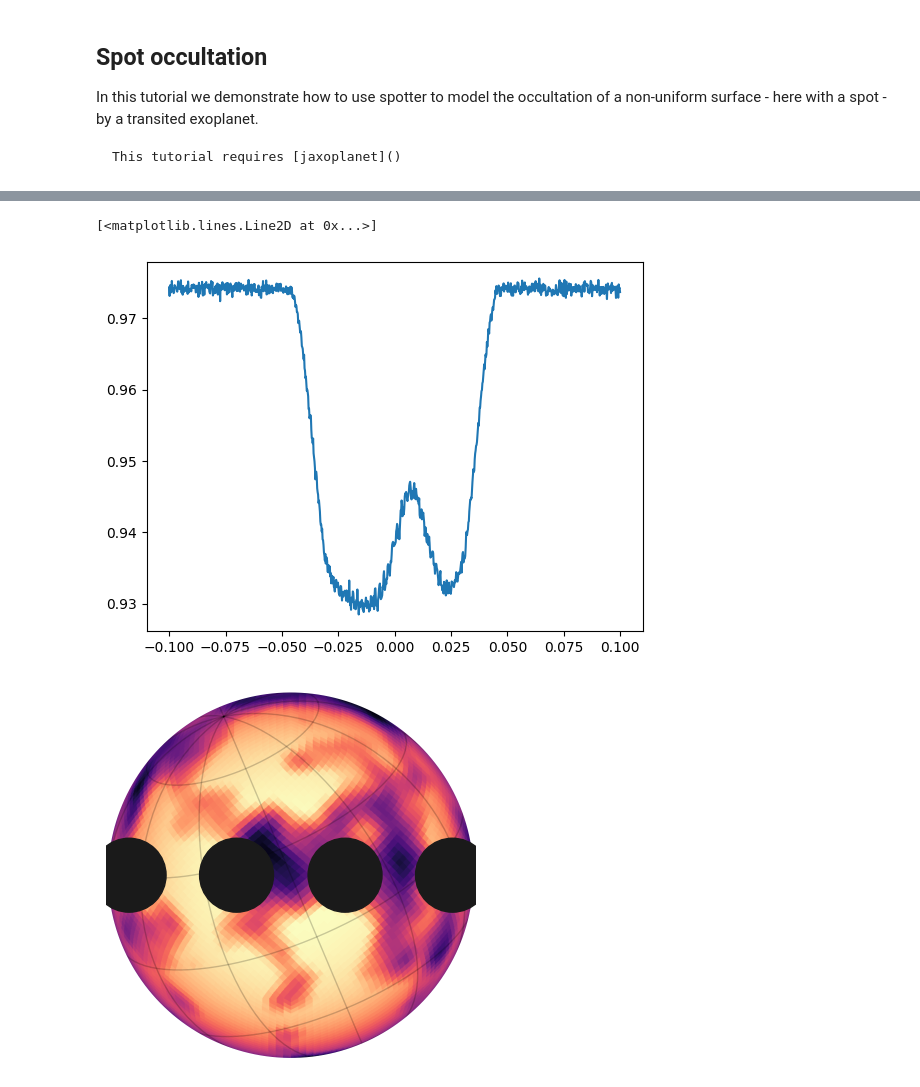
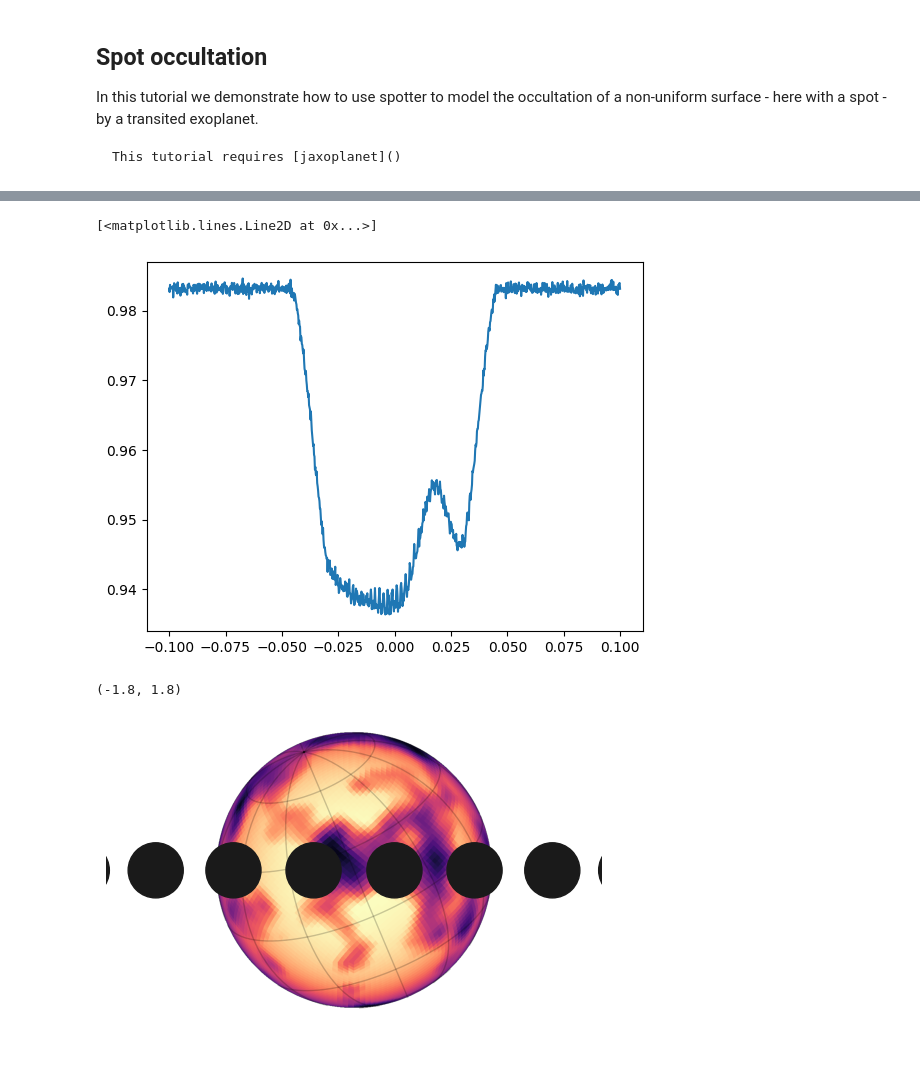
Before and after one commit to lgrcia/spotter, a Jupyter notebook: docs/notebooks/spot_crossing.ipynb, the cells around one changed output, grey strips where cells are left out. Drawn from its saved outputs; the diff is of its cells as text; code cells hidden in the pictures; blank space fills up the shorter version.

Commit message:
fix: transit light curve

```diff
--- a/docs/notebooks/spot_crossing.ipynb
+++ b/docs/notebooks/spot_crossing.ipynb
@@ -22,7 +22,7 @@ body = Body(time_transit=0.0, period=1.0, radius=r, impact_param=0.0)
 system = System().add_body(body)
 
 star = Star.from_sides(30, u=(0.1, 0.5))
-star = star.set(y=1 - 0.5 * core.spot(star.sides, 0.0, 0.2, 0.2, 20))
+star = star.set(y=1 - 0.5 * core.spot(star.sides, 0.0, 0.5, 0.2, 20))
 
 
 def planet_coords(system, time):
@@ -30,7 +30,7 @@ def planet_coords(system, time):
     x = (xos[0] / system.central.radius).magnitude
     y = (yos[0] / system.central.radius).magnitude
     z = (zos[0] / system.central.radius).magnitude
-    return y, x, z
+    return x, y, z
 
 
 def flux_model(star, system, time):
@@ -53,7 +53,7 @@ flux = flux_model(star, system, time) + np.random.randn(1000) * 0.0005
 plt.plot(time, flux)
 # %% [output]
 [<matplotlib.lines.Line2D at 0x...>]
-[figure, old version]
+[figure, new version]
 # %%
 import tinygp
 from spotter.kernels import GreatCircleDistance
@@ -63,15 +63,18 @@ gp = tinygp.GaussianProcess(kernel, core.vec(star.sides))
 # %%
 y = gp.sample(jax.random.PRNGKey(20), shape=(1,))[0]
 star = star.set(y=1.0 - 0.7 * y.clip(0.0, 1.0), obl=0.4, inc=1.2)
 
 show(star)
 
 for t in np.linspace(time.min(), time.max(), 10):
-    y, x, _ = planet_coords(system, t)
+    x, y, _ = planet_coords(system, t)
     circle = plt.Circle((x, y), r, color="0.1", zorder=10)
     plt.gca().add_artist(circle)
+
+plt.xlim(-1.8, 1.8)
 # %% [output]
+(-1.8, 1.8)
-[figure, old version]
+[figure, new version]
 # %%
 import numpy as np
 import matplotlib.pyplot as plt
```
Also changed, not shown: parts of 2 cells of this notebook, 2 other files.
